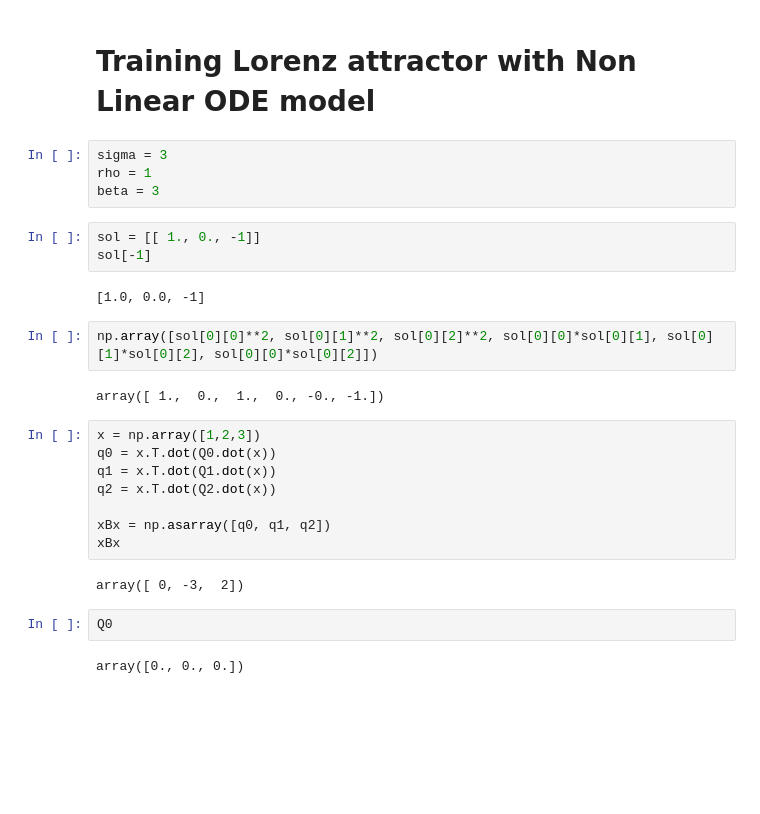
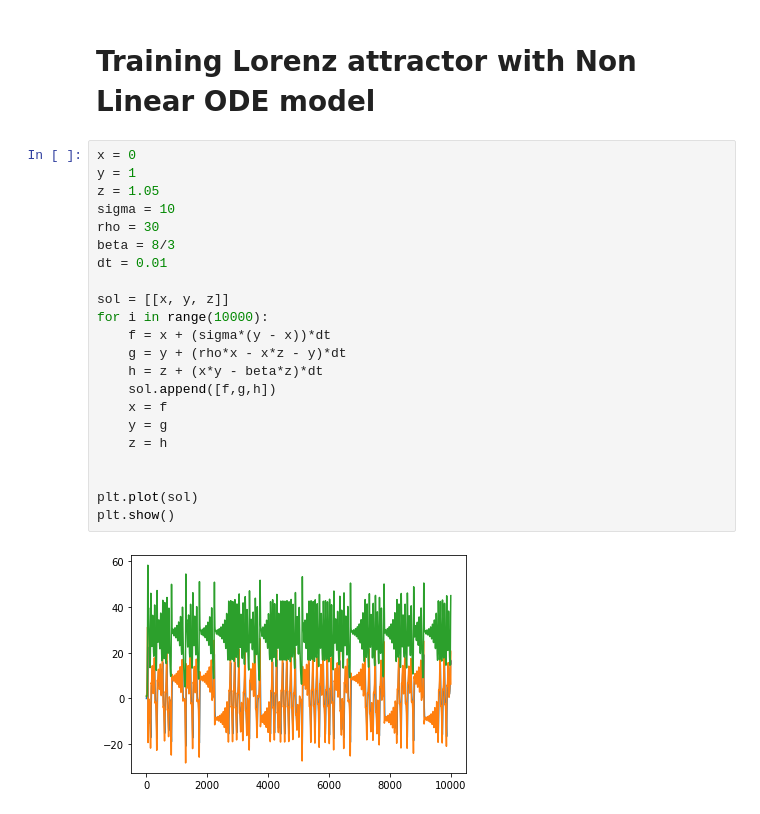
Before and after one commit to KennethThNg/Semester-project-dynamical-system-learning, a Jupyter notebook: ODELayersTest.ipynb, the cells around one changed output. Cells and saved outputs as stored; diff of their text form; blank space fills up the shorter version.

```diff
--- a/ODELayersTest.ipynb
+++ b/ODELayersTest.ipynb
@@ -224,30 +228,27 @@ plt.show()
 [figure]
 # %% [markdown]
 # Training Lorenz attractor with Non Linear ODE model
-# %%
-sigma = 3
-rho = 1
-beta = 3
-# %%
-sol = [[ 1., 0., -1]]
-sol[-1]
-# %% [output]
-[1.0, 0.0, -1]
-# %%
-np.array([sol[0][0]**2, sol[0][1]**2, sol[0][2]**2, sol[0][0]*sol[0][1], sol[0][1]*sol[0][2], sol[0][0]*sol[0][2]])
-# %% [output]
-array([ 1.,  0.,  1.,  0., -0., -1.])
-# %%
-x = np.array([1,2,3])
-q0 = x.T.dot(Q0.dot(x))
-q1 = x.T.dot(Q1.dot(x))
-q2 = x.T.dot(Q2.dot(x))
-
-xBx = np.asarray([q0, q1, q2])
-xBx
-# %% [output]
-array([ 0, -3,  2])
-# %%
-Q0
-# %% [output]
-array([0., 0., 0.])
+# %%
+x = 0
+y = 1
+z = 1.05
+sigma = 10
+rho = 30
+beta = 8/3
+dt = 0.01
+
+sol = [[x, y, z]]
+for i in range(10000):
+    f = x + (sigma*(y - x))*dt
+    g = y + (rho*x - x*z - y)*dt
+    h = z + (x*y - beta*z)*dt
+    sol.append([f,g,h])
+    x = f
+    y = g
+    z = h
+
+
+plt.plot(sol)
+plt.show()
+# %% [output]
+[figure, added]
```
Also changed, not shown: parts of 25 cells of this notebook.
